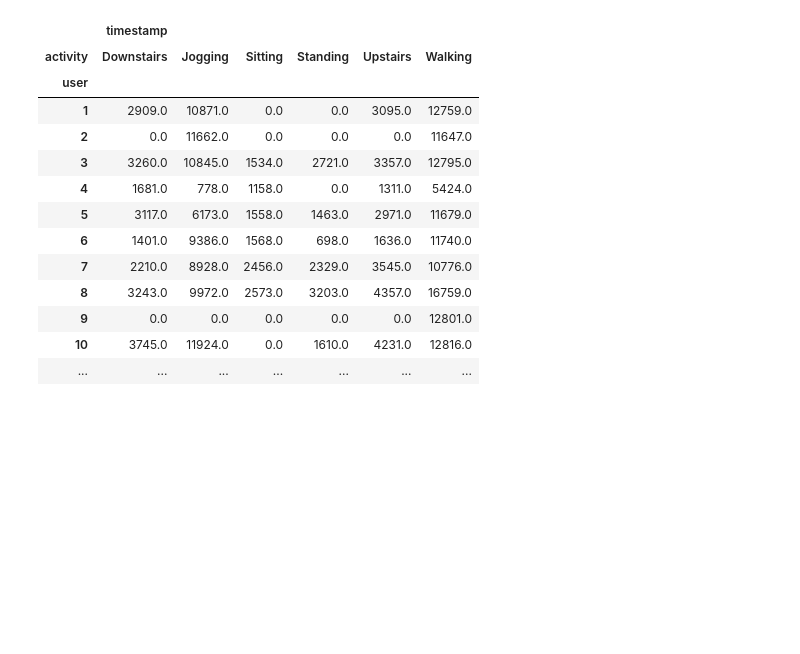
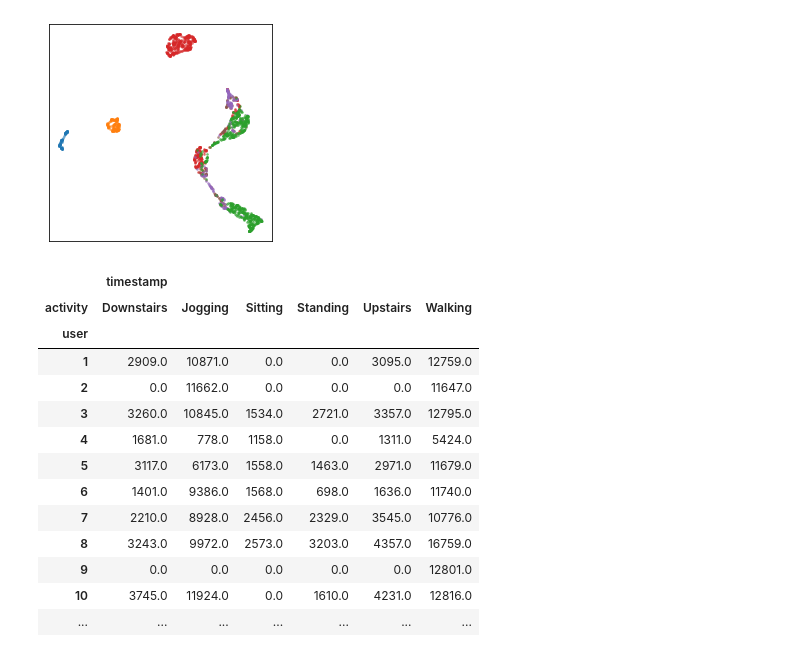
Before and after one commit to sinwall/geoml, a Jupyter notebook: wisdm.ipynb, the cells around one changed output. Saved outputs shown, nothing was run; the diff lists cells and outputs as text; code cells hidden in the pictures; blank space fills up the shorter version.

```diff
--- a/wisdm.ipynb
+++ b/wisdm.ipynb
@@ -185,3 +490,25 @@ Text(0.5, 1.0, '(1, 2, 20)')
+# %%
+from umap import UMAP
+mask = seg_usrs == 3
+reducer = UMAP(random_state=42)
+reduced = reducer.fit_transform(features[mask])
+# %%
+plt.figure(figsize=(4, 4))
+for i in range(6):
+    c = [2, 3, 5, 1, 4, 0].index(i)
+    # Sitting, Standing, Walking, Jogging ,Upstairs, Downstairs
+    plt.scatter(
+        *reduced[seg_acts[mask] == activities[i]].T,
+        c=f'C{c}',
+        s=3.,
+        alpha=.5,
+        label=activities[i]
+    )
+# plt.legend()
+plt.xticks([]); plt.yticks([])
+plt.show(); plt.close()
+# %% [output]
+[figure, added]
 # %%
 df.groupby(['user', 'activity'])[['timestamp']].agg('count').reset_index().pivot(index='user', columns='activity').fillna(0)
 # %% [output]
```
Also changed, not shown: parts of 22 cells of this notebook, 2 other files.
